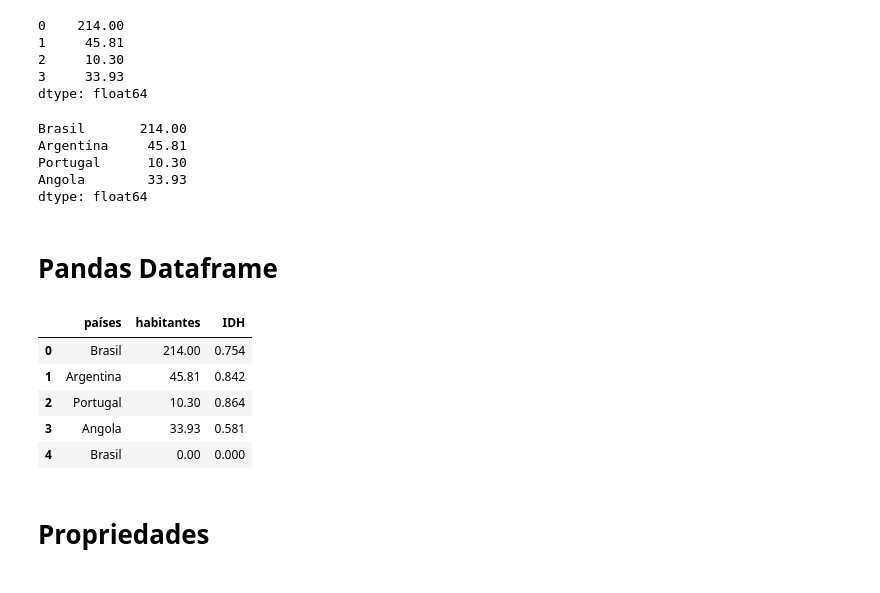
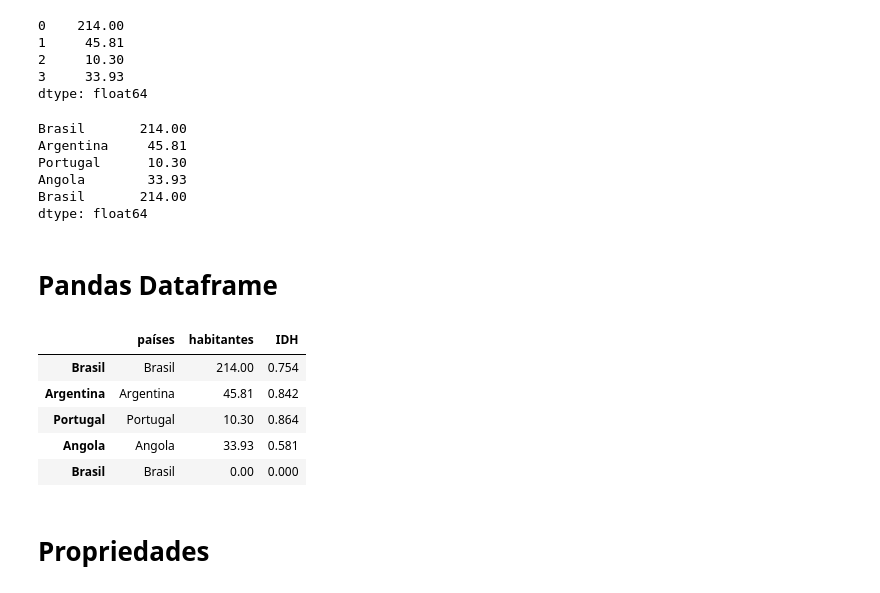
Before and after one commit to anamacao/analise_dados, a Jupyter notebook: Analise_dados_py.ipynb, the cells around one changed output. Cells and saved outputs as stored; diff of their text form; code cells hidden in the pictures.

```diff
--- a/Analise_dados_py.ipynb
+++ b/Analise_dados_py.ipynb
@@ -17,8 +17,8 @@ população
 3     33.93
 dtype: float64
 # %%
-habitantes = [214, 45.81, 10.3, 33.93]
-nomes = ["Brasil", "Argentina", "Portugal", "Angola"]
+habitantes = [214, 45.81, 10.3, 33.93, 214]
+nomes = ["Brasil", "Argentina", "Portugal", "Angola", "Brasil"]
 lista_países = pd.Series(data=habitantes, index=nomes)
 lista_países
 # %% [output]
@@ -26,26 +26,27 @@ Brasil       214.00
 Argentina     45.81
 Portugal      10.30
 Angola        33.93
+Brasil       214.00
 dtype: float64
 # %% [markdown]
 # Pandas Dataframe
 # %%
 dados = {
     "países" : ["Brasil", "Argentina", "Portugal", "Angola","Brasil"],
     "habitantes" : [214, 45.81, 10.3, 33.93,0],
     "IDH": [0.754, 0.842, 0.864, 0.581,0]
 
 }
 
-países = pd.DataFrame(data=dados)
+países = pd.DataFrame(data=dados, index=nomes)
 países
 # %% [output]
 |  | países | habitantes | IDH |
-| 0 | Brasil | 214.00 | 0.754 |
-| 1 | Argentina | 45.81 | 0.842 |
-| 2 | Portugal | 10.30 | 0.864 |
-| 3 | Angola | 33.93 | 0.581 |
-| 4 | Brasil | 0.00 | 0.000 |
+| Brasil | Brasil | 214.00 | 0.754 |
+| Argentina | Argentina | 45.81 | 0.842 |
+| Portugal | Portugal | 10.30 | 0.864 |
+| Angola | Angola | 33.93 | 0.581 |
+| Brasil | Brasil | 0.00 | 0.000 |
 # %% [markdown]
 # Propriedades
 # %%
```
Also changed, not shown: parts of 10 cells of this notebook.
